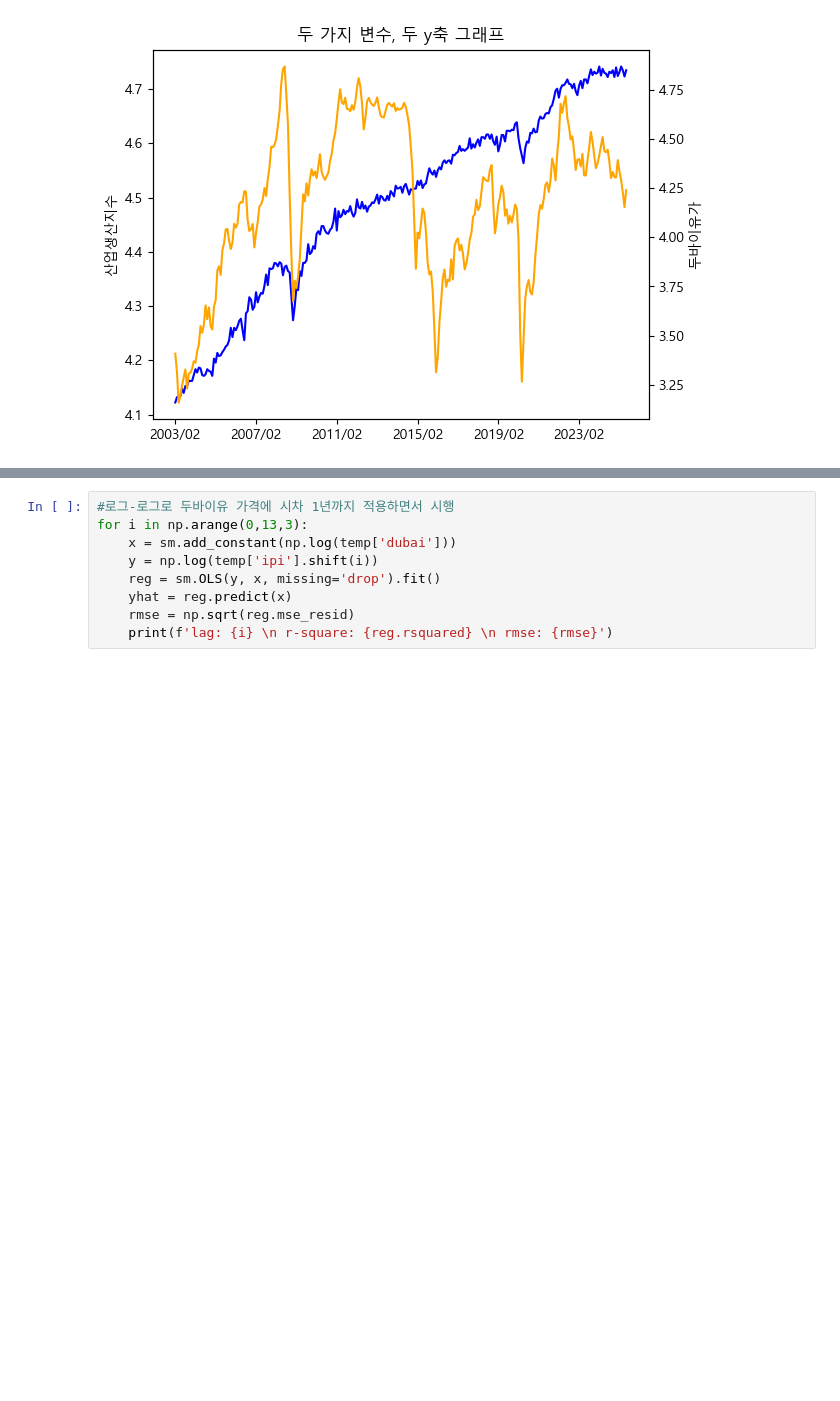
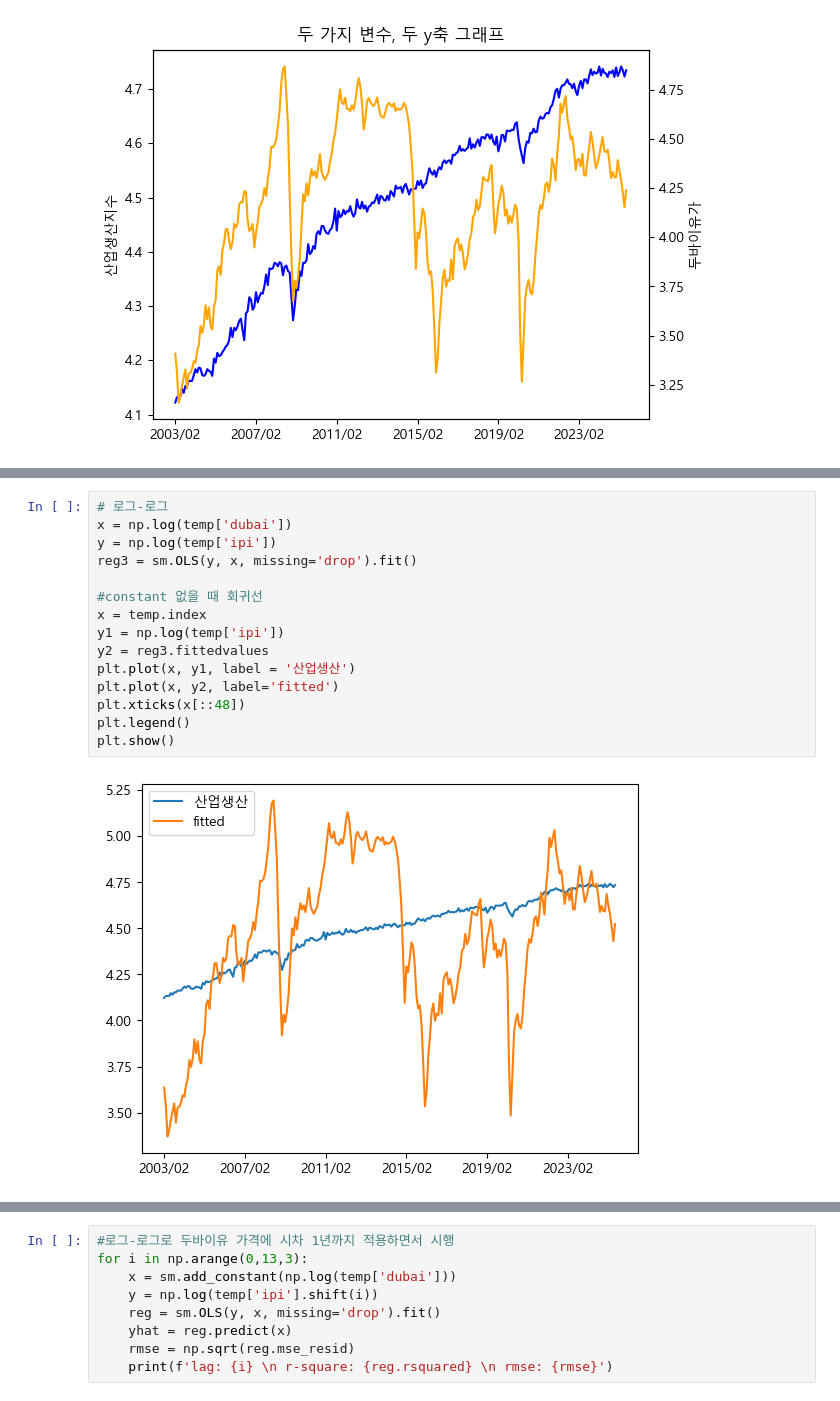
Before and after one commit to yyunjioh/2025.08_LS_Quant_1, a Jupyter notebook: week3/crude.ipynb, the cells around one changed output, grey strips where cells are left out. Drawn from its saved outputs; the diff is of its cells as text; blank space fills up the shorter version.

```diff
--- a/week3/crude.ipynb
+++ b/week3/crude.ipynb
@@ -292,0 +364,17 @@ array([ 0,  3,  6,  9, 12])
+# %%
+# 로그-로그
+x = np.log(temp['dubai'])
+y = np.log(temp['ipi'])
+reg3 = sm.OLS(y, x, missing='drop').fit()
+
+#constant 없을 때 회귀선
+x = temp.index
+y1 = np.log(temp['ipi'])
+y2 = reg3.fittedvalues
+plt.plot(x, y1, label = '산업생산')
+plt.plot(x, y2, label='fitted')
+plt.xticks(x[::48])
+plt.legend()
+plt.show()
+# %% [output]
+[figure, added]
```
Also changed, not shown: parts of 48 cells of this notebook, 3 other files.
